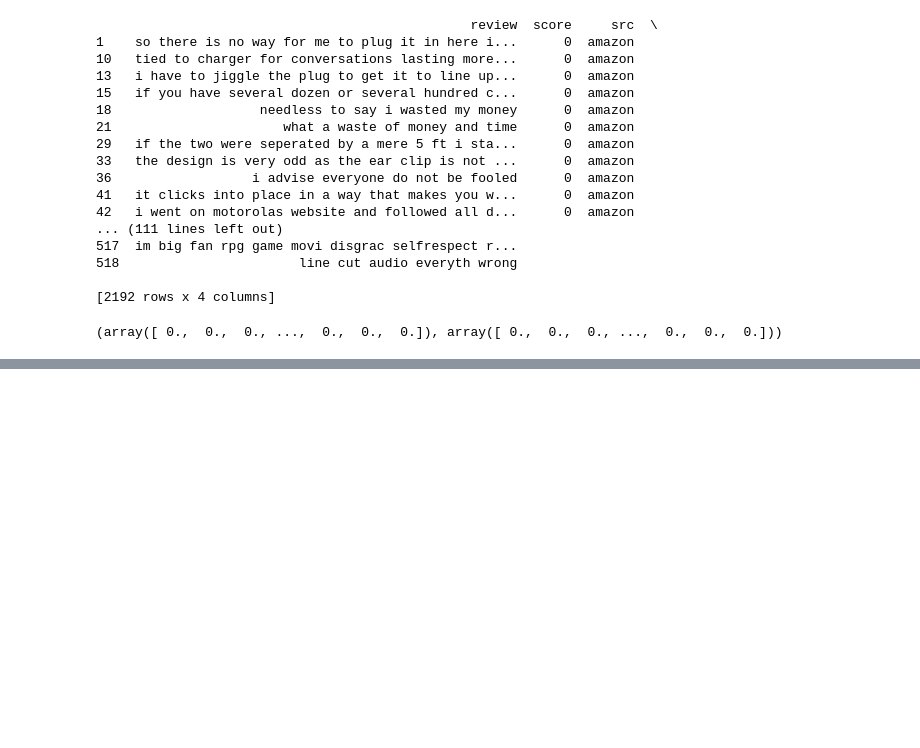
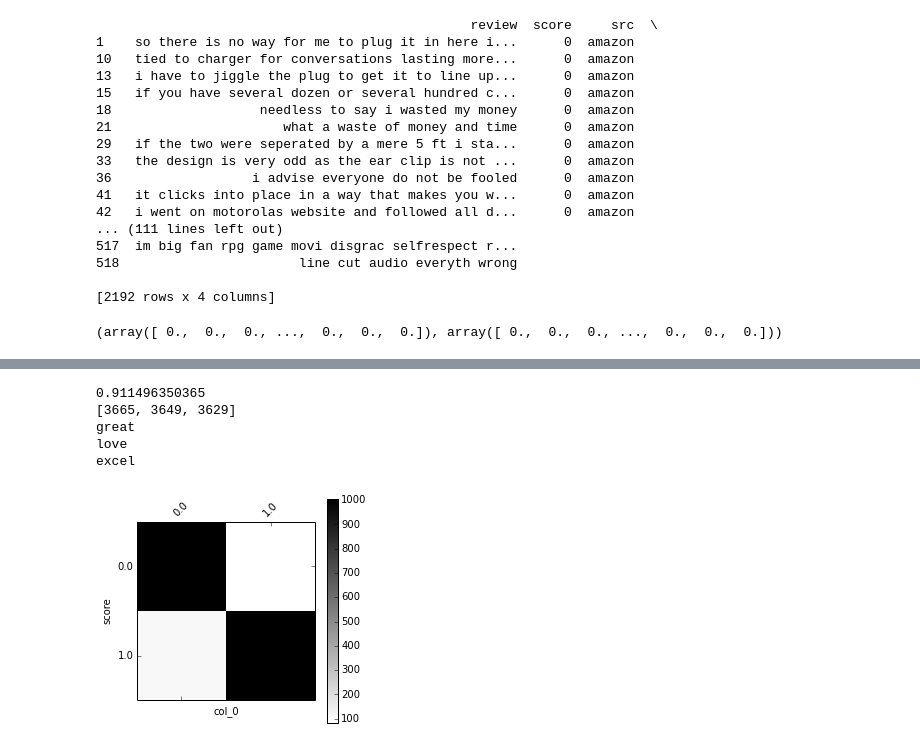
Before and after one commit to code-11/AppliedMachineLearning, a Jupyter notebook: hw3/Q1.ipynb, the cells around one changed output, grey strips where cells are left out. Cells and saved outputs as stored; diff of their text form; code cells hidden in the pictures; blank space fills up the shorter version.

```diff
--- a/hw3/Q1.ipynb
+++ b/hw3/Q1.ipynb
@@ -229,15 +229,12 @@ def standardize(feature):
 
 def el2(feature):
     normed=feature / la.norm(feature)
-    print(la.norm(feature))
-    for i in normed:
-        if i > 0.000001:
-            print i
+    return normed
 
 def make_features(data_df,bag):
     features=[]
     for review in data_df["creview"].values:
-        features.append(featurenator(review,bag))
+        features.append(el2(featurenator(review,bag)))
     return features
 
 def part_e():
@@ -341,0 +355,51 @@ centroids: [array([ 2.16666667,  5.33333333])]
+# %%
+from sklearn.linear_model import LogisticRegression
+from sklearn import metrics
+import matplotlib.pyplot as plt
+
+%matplotlib inline
+def confusion(actu, pred):
+    df_confusion = pd.crosstab(actu, pred)
+    plot_confusion_matrix(df_confusion)
+
+# http://stackoverflow.com/questions/2148543/how-to-write-a-confusion-matrix-in-python
+def plot_confusion_matrix(df_confusion, title='Confusion matrix', cmap=plt.cm.gray_r):
+    plt.matshow(df_confusion, cmap=cmap) # imshow
+    #plt.title(title)
+    plt.colorbar()
+    tick_marks = np.arange(len(df_confusion.columns))
+    plt.xticks(tick_marks, df_confusion.columns, rotation=45)
+    plt.yticks(tick_marks, df_confusion.index)
+    #plt.tight_layout()
+    plt.ylabel(df_confusion.index.name)
+    plt.xlabel(df_confusion.columns.name)
+
+def part_g():
+    data_df = DATA_DF
+    training = TRAINING
+    testing = TESTING
+    feature_vectors=FEATURES
+    bag = BAG
+
+    lr = LogisticRegression()
+    lr.fit(feature_vectors, training["score"])
+
+    predicted = lr.predict(feature_vectors)
+    print (metrics.accuracy_score(training["score"], predicted))
+    confusion(training["score"], predicted)
+
+    sorted_ind = np.argsort(lr.coef_)[0]
+    highest= [sorted_ind[-1], sorted_ind[-2], sorted_ind[-3]]
+    print highest
+    for index in highest:
+        print(bag.keys()[index])
+#     print(bag)
+
+part_g()
+# %% [output]
+0.911496350365
+[3665, 3649, 3629]
+great
+love
+excel
+[figure, added]
```
Also changed, not shown: parts of 3 cells of this notebook.
